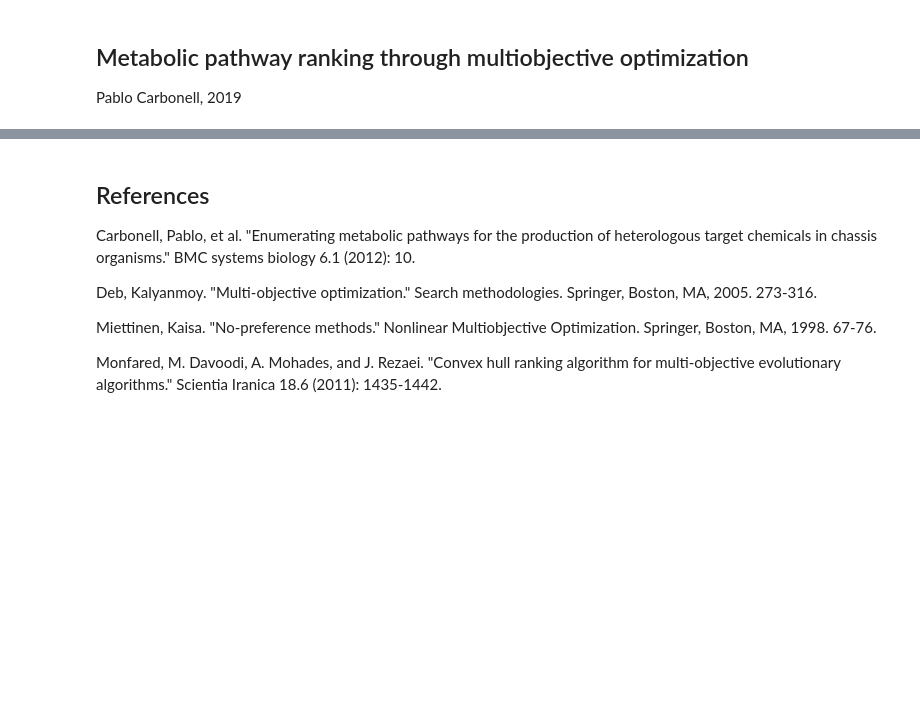
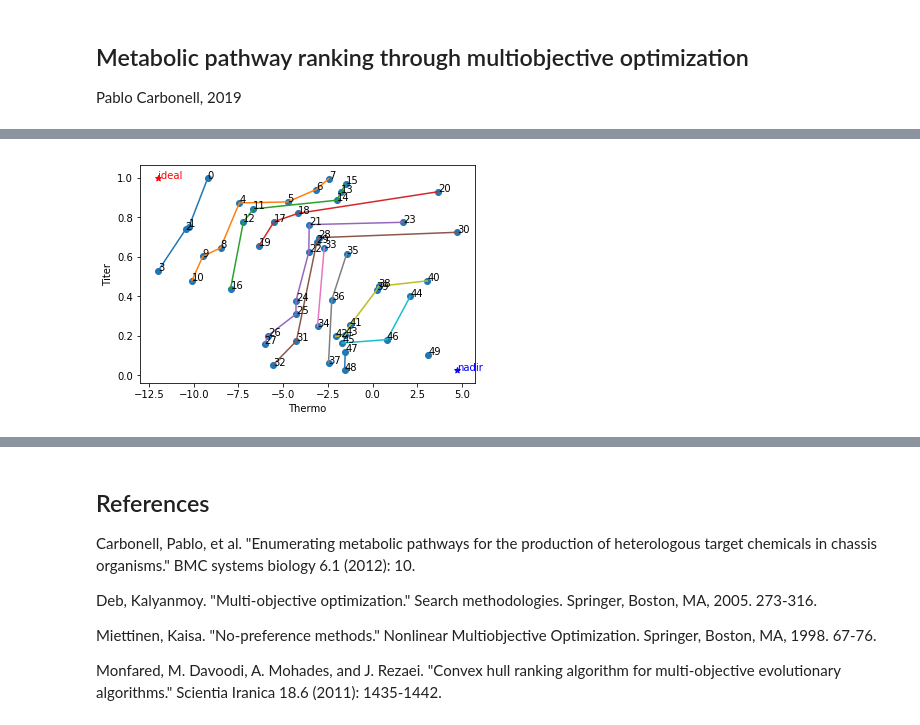
Before and after one commit to pablocarb/morank, a Jupyter notebook: Notes.ipynb, the cells around one changed output, grey strips where cells are left out. Drawn from its saved outputs; the diff is of its cells as text; code cells hidden in the pictures; blank space fills up the shorter version.

```diff
--- a/Notes.ipynb
+++ b/Notes.ipynb
@@ -79,0 +84,8 @@ plotRanking(Xn, fix, ranking)
+# %%
+# Rank the pathways
+ranking = rankPaths(X,pref)
+
+# Visualize
+plotRanking(X, pref, ranking)
+# %% [output]
+[figure, added]
```
Also changed, not shown: parts of 7 cells of this notebook, 1 other file.
